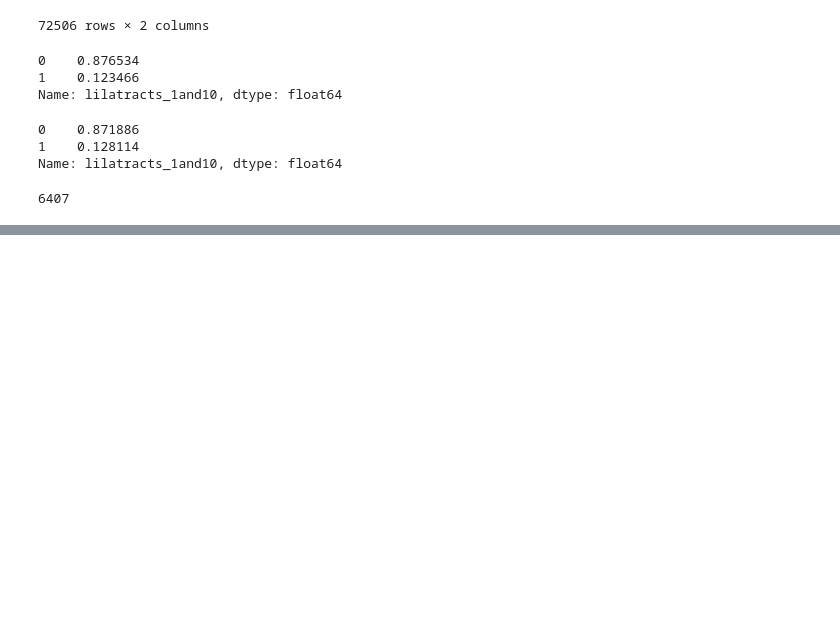
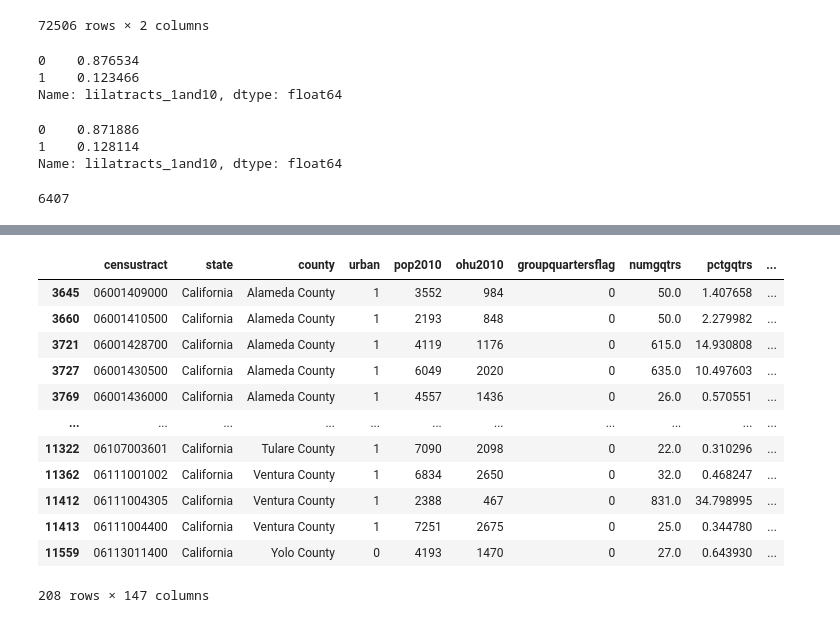
Before and after one commit to derryzrli/food-insecurity-analysis, a Jupyter notebook: starter-code_k.ipynb, the cells around one changed output, grey strips where cells are left out. Saved outputs shown, nothing was run; the diff lists cells and outputs as text; code cells hidden in the pictures; blank space fills up the shorter version.

```diff
--- a/starter-code_k.ipynb
+++ b/starter-code_k.ipynb
@@ -436,0 +508,16 @@ len(changed_tract_lilatracts_1and10)
+# %%
+get_lila_0_1('California', 'CA', 'lilatracts_1and10')
+# %% [output]
+|  | censustract | state | county | urban | pop2010 | ohu2010 | groupquartersflag | numgqtrs | pctgqtrs | ... |
+| 3645 | 06001409000 | California | Alameda County | 1 | 3552 | 984 | 0 | 50.0 | 1.407658 | ... |
+| 3660 | 06001410500 | California | Alameda County | 1 | 2193 | 848 | 0 | 50.0 | 2.279982 | ... |
+| 3721 | 06001428700 | California | Alameda County | 1 | 4119 | 1176 | 0 | 615.0 | 14.930808 | ... |
+| 3727 | 06001430500 | California | Alameda County | 1 | 6049 | 2020 | 0 | 635.0 | 10.497603 | ... |
+| 3769 | 06001436000 | California | Alameda County | 1 | 4557 | 1436 | 0 | 26.0 | 0.570551 | ... |
+| ... | ... | ... | ... | ... | ... | ... | ... | ... | ... | ... |
+| 11322 | 06107003601 | California | Tulare County | 1 | 7090 | 2098 | 0 | 22.0 | 0.310296 | ... |
+| 11362 | 06111001002 | California | Ventura County | 1 | 6834 | 2650 | 0 | 32.0 | 0.468247 | ... |
+| 11412 | 06111004305 | California | Ventura County | 1 | 2388 | 467 | 0 | 831.0 | 34.798995 | ... |
+| 11413 | 06111004400 | California | Ventura County | 1 | 7251 | 2675 | 0 | 25.0 | 0.344780 | ... |
+| 11559 | 06113011400 | California | Yolo County | 0 | 4193 | 1470 | 0 | 27.0 | 0.643930 | ... |
+208 rows × 147 columns
```
Also changed, not shown: parts of 8 cells of this notebook.
